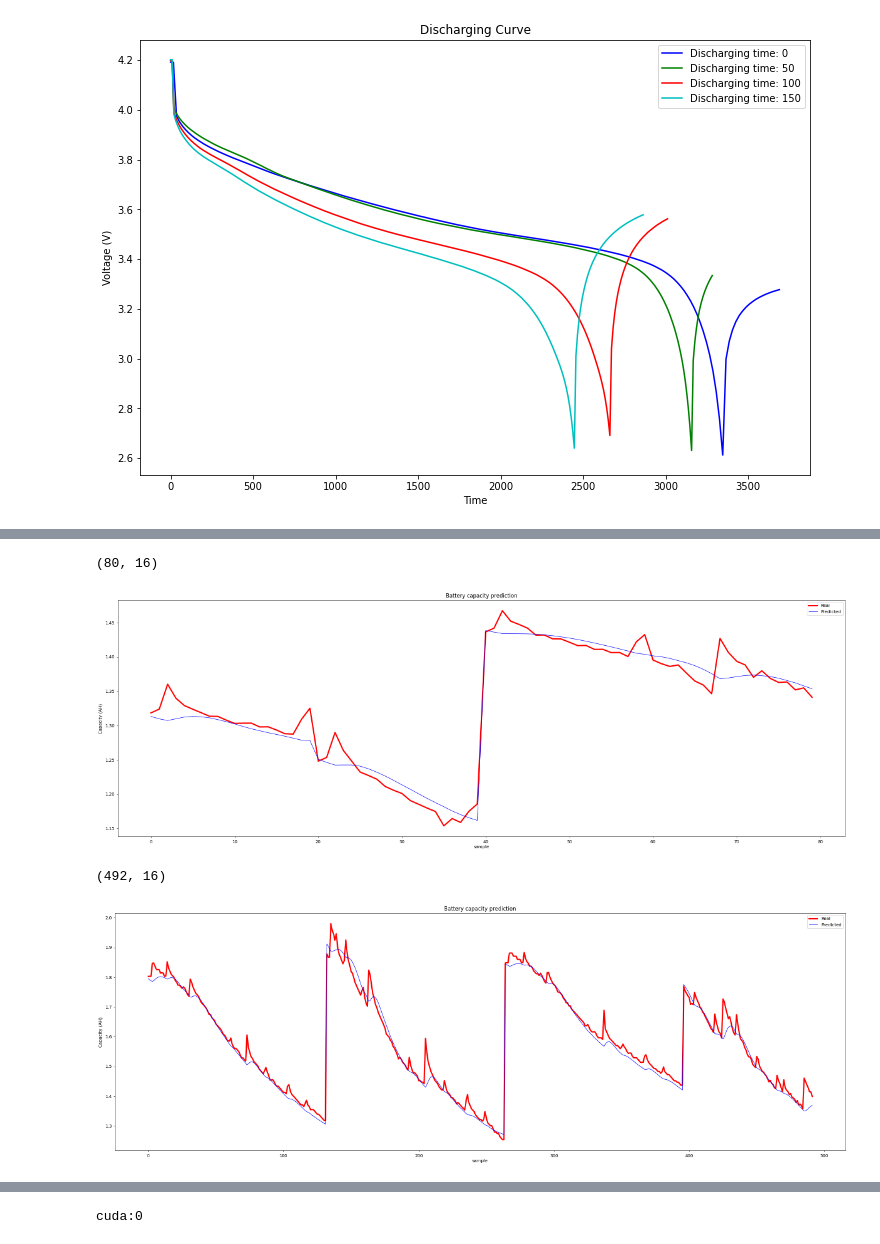
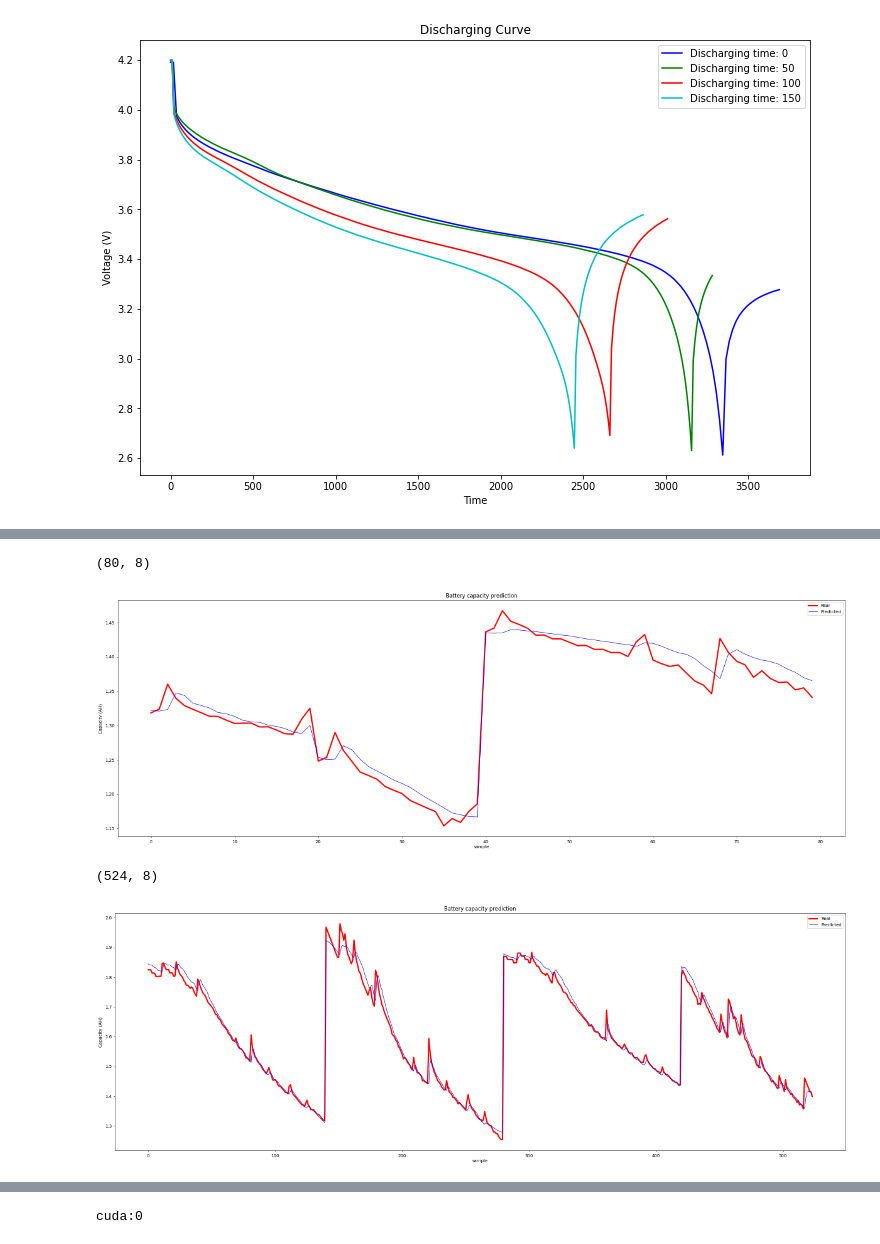
Before and after one commit to CKing111/code_learn, a Jupyter notebook: 电池寿命检测--论文code/src/开发测试-2.ipynb, the cells around one changed output, grey strips where cells are left out. Saved outputs shown, nothing was run; the diff lists cells and outputs as text; code cells hidden in the pictures.

```diff
--- a/电池寿命检测--论文code/src/开发测试-2.ipynb
+++ b/电池寿命检测--论文code/src/开发测试-2.ipynb
@@ -467,7 +467,7 @@ def build_model_cnn1d():
     # 定义输入
 #     input_data_sm = Input(shape=(1,1), name='input_data_sm')
 #     input_data_wh = Input(shape=(140,1), name='input_data_wh')
-    input_data_full = Input(shape=(16,1), name='input_data_full')
+    input_data_full = Input(shape=(8,1), name='input_data_full')
 
     # WH处理分支
     cnn_out = Conv1D(filters=64, kernel_size=8,
@@ -558,7 +558,7 @@ import time
 
 
 # 单特征训练
-def tain(lr=0.001, feature_size=16, hidden_dim=128, num_layers=2,
+def tain(lr=0.001, feature_size=8, hidden_dim=128, num_layers=2,
          weight_decay=0.0, mode = 'LSTM', EPOCH=1000, seed=0, list_nums=4):
     # Battery_list ： 样本列表
     # Battery      ：【序号，电池容量】
@@ -580,7 +580,7 @@ def tain(lr=0.001, feature_size=16, hidden_dim=128, num_layers=2,
     print(train_x.shape, train_y.shape, test_x.shape, test_y.shape)
 
 #     # 模型配置
-    model,strr = build_model_LSTM()
+    model,strr = build_model_cnn1d()
 
 
     checkpoint_save_dir='./test1/'
@@ -645,7 +645,7 @@ print(test_x1.shape)
 test_x1_,  s5 = Fit_transform(test_x1,0,1)
 test_y1_,  s6 = Fit_transform(test_y1.reshape(-1,1),0,1)
 
-prediction=model.predict(test_x1_.reshape(80,16,1))
+prediction=model.predict(test_x1_.reshape(80,8,1))
 
 prediction_ = Inverse_transform(prediction, s6)
 
@@ -665,35 +665,35 @@ plt.ylabel('Capacity (AH)')
 plt.legend()
 plt.show()
 # %% [output]
-(80, 16)
+(80, 8)
-[figure, old version]
+[figure, new version]
 # %%
 print(train_x1.shape)
 train_x1_,  s7 = Fit_transform(train_x1,0,1)
 train_y1_,  s8 = Fit_transform(train_y1.reshape(-1,1),0,1)
 
-prediction2=model.predict(train_x1_.reshape(train_x1.shape[0],16,1))
+prediction2=model.predict(train_x1_.reshape(train_x1.shape[0],8,1))
 
 prediction_2 = Inverse_transform(prediction2, s8)
 
 # 12V-7AH/20HR各代号的含义：
 # 1、12V：电池的额定电压。
 # 2、7AH：电池的容量，表示该电瓶以7A放电可工作一小时,若以1A放电可工作7小时。
 # 3、20HR：建议电池的放电速率为20小时，HR是Hour Rate即倍率的缩写。（20HR）20小时放电率，该电池适于0.35A放电20小时。也就是说不宜大电流放电。
 
 # print(prediction_.shape,test_y1.shape)
 # 绘图展示
 plt.figure(figsize = (30,10),dpi=50)
 plt.plot(train_y1.reshape(-1,1), color = 'red', label = 'Real',linewidth=3)
 plt.plot(prediction_2, color = 'b', label = 'Predicted',linewidth=1)
 plt.title('Battery capacity prediction')
 plt.xlabel('sample')
 plt.ylabel('Capacity (AH)')
 plt.legend()
 plt.show()
 # %% [output]
-(492, 16)
+(524, 8)
-[figure, old version]
+[figure, new version]
 # %%
 # sklearn科学计算模块
 # keras-sklearn计算相关模块
```
Also changed, not shown: parts of 2 cells of this notebook, 4 other files.
